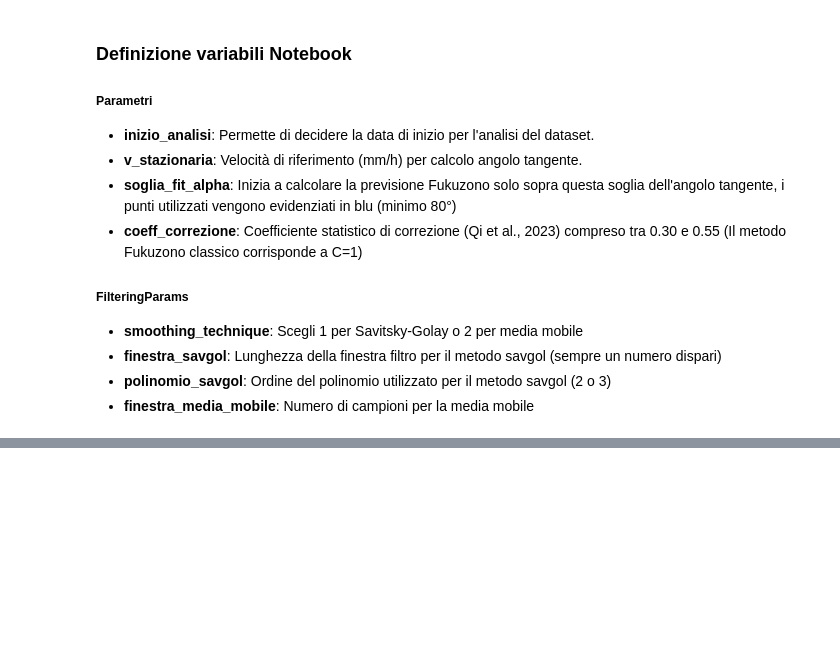
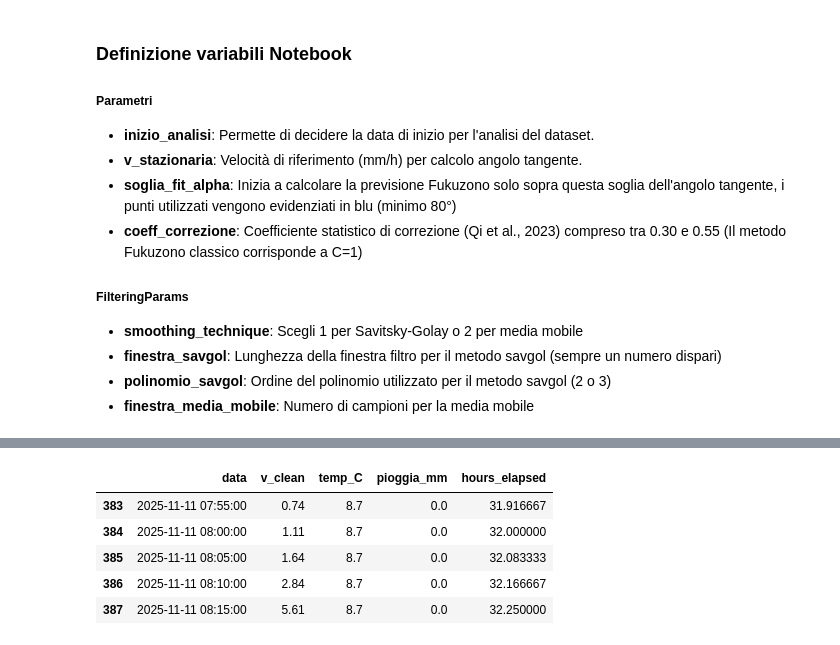
Before and after one commit to DnMdr/fukuzono-improved, a Jupyter notebook: fukuzono.ipynb, the cells around one changed output, grey strips where cells are left out. Cells and saved outputs as stored; diff of their text form; code cells hidden in the pictures; blank space fills up the shorter version.

```diff
--- a/fukuzono.ipynb
+++ b/fukuzono.ipynb
@@ -70,3 +71,5 @@ filtering_params = FilteringParams(
 # Caricamento e inizializzazione del dataframe
 from src.dataframe import dataframe_init
 df_main_improved = dataframe_init(parametri)
+df_main_improved.tail()
+# %% [output]
@@ -73,2 +77,8 @@ df_main_improved = dataframe_init(parametri)
+|  | data | v_clean | temp_C | pioggia_mm | hours_elapsed |
+| 383 | 2025-11-11 07:55:00 | 0.74 | 8.7 | 0.0 | 31.916667 |
+| 384 | 2025-11-11 08:00:00 | 1.11 | 8.7 | 0.0 | 32.000000 |
+| 385 | 2025-11-11 08:05:00 | 1.64 | 8.7 | 0.0 | 32.083333 |
+| 386 | 2025-11-11 08:10:00 | 2.84 | 8.7 | 0.0 | 32.166667 |
+| 387 | 2025-11-11 08:15:00 | 5.61 | 8.7 | 0.0 | 32.250000 |
 # %%
 # Funzione di analisi tramite fukuzono e metodo proposto da Qi et al.
```
Also changed, not shown: parts of 6 cells of this notebook, 7 other files.
